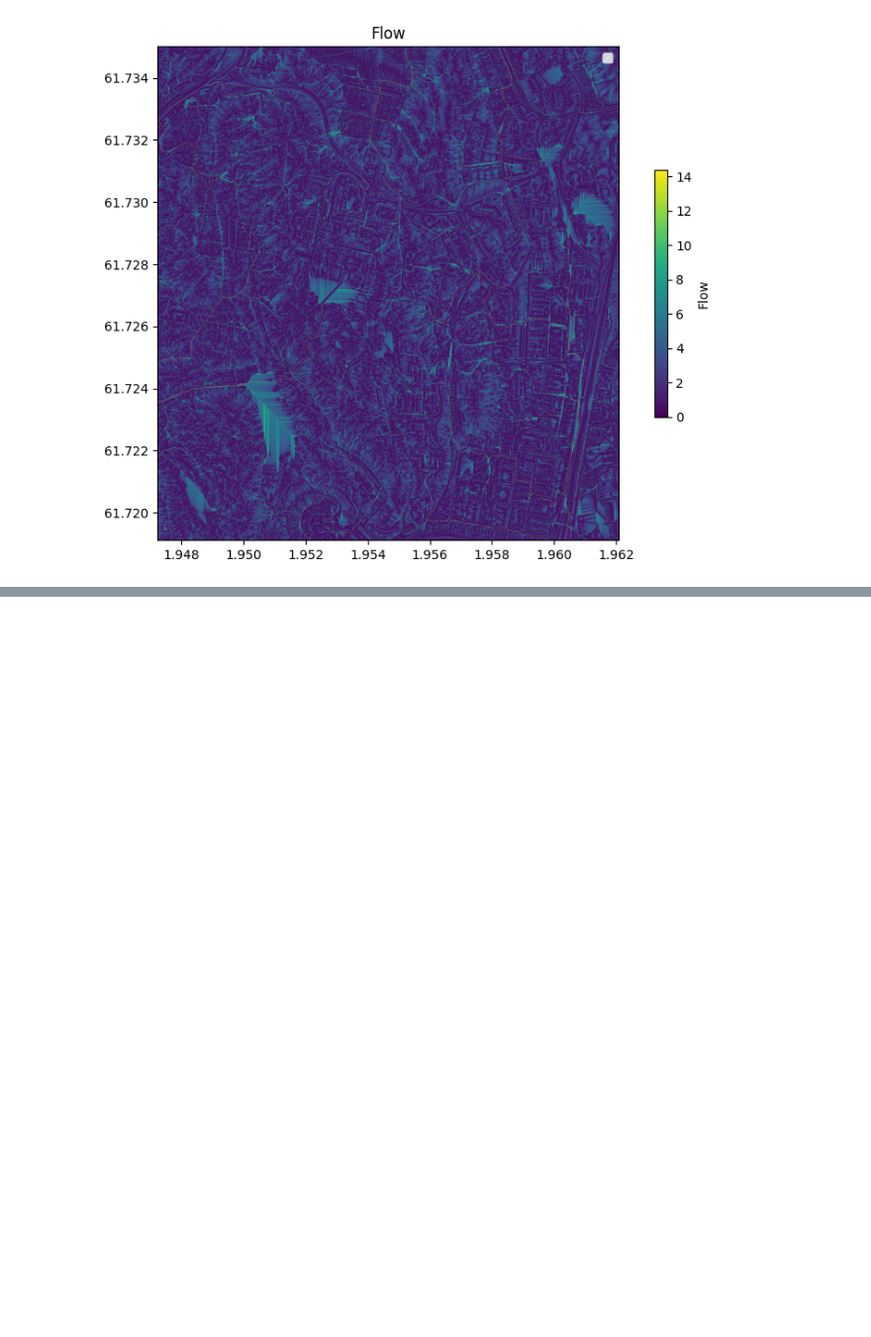
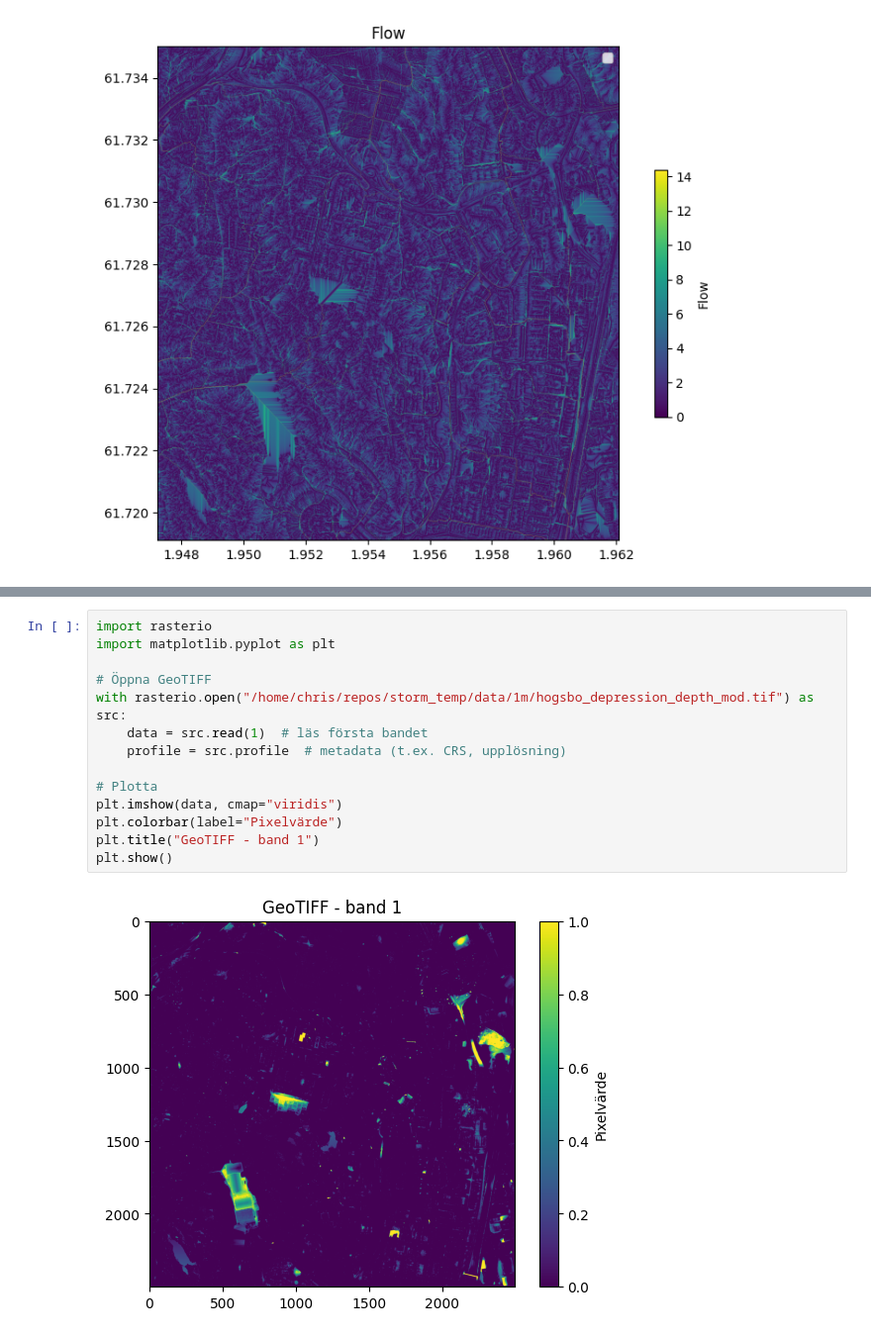
Before and after one commit to Ingenjorsarbete-For-Klimatet/ifk-storm-water-management, a Jupyter notebook: notebooks/topo_playground.ipynb, the cells around one changed output, grey strips where cells are left out. Shown at 99% size. Saved outputs shown, nothing was run; the diff lists cells and outputs as text; blank space fills up the shorter version.

```diff
--- a/notebooks/topo_playground.ipynb
+++ b/notebooks/topo_playground.ipynb
@@ -108,0 +195,16 @@ plt.show()
+# %%
+import rasterio
+import matplotlib.pyplot as plt
+
+# Öppna GeoTIFF
+with rasterio.open("/home/chris/repos/storm_temp/data/1m/hogsbo_depression_depth_mod.tif") as src:
+    data = src.read(1)  # läs första bandet
+    profile = src.profile  # metadata (t.ex. CRS, upplösning)
+
+# Plotta
+plt.imshow(data, cmap="viridis")
+plt.colorbar(label="Pixelvärde")
+plt.title("GeoTIFF - band 1")
+plt.show()
+# %% [output]
+[figure, added]
```
Also changed, not shown: parts of 8 cells of this notebook, 3 other files.
